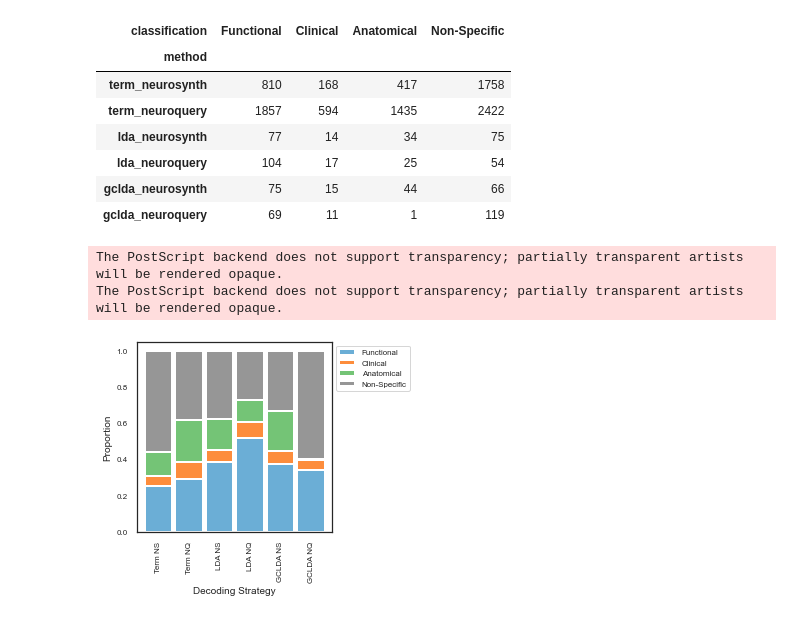
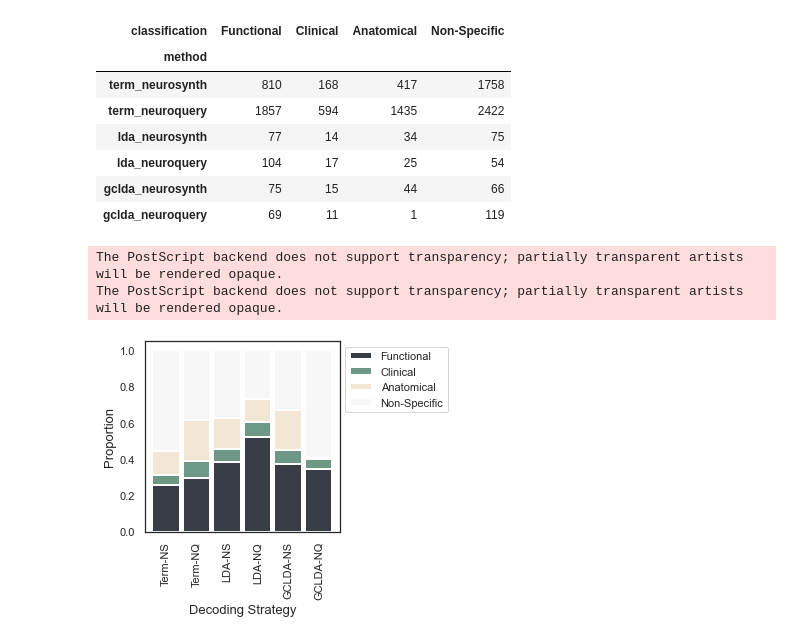
Before and after one commit to NBCLab/gradient-decoding, a Jupyter notebook: figures/term_classification.ipynb, the cells around one changed output. Saved outputs shown, nothing was run; the diff lists cells and outputs as text; code cells hidden in the pictures.

Commit message:
update plot

```diff
--- a/figures/term_classification.ipynb
+++ b/figures/term_classification.ipynb
@@ -91,10 +105,12 @@ cross_data_df
 | gclda_neurosynth | 75 | 15 | 44 | 66 |
 | gclda_neuroquery | 69 | 11 | 1 | 119 |
 # %%
-fontsize = 8
+fontsize = 11
 my_cmap = plt.get_cmap("tab20c")
 idxes = [1, 5, 9, 17]
-colors = [my_cmap.colors[idx] for idx in idxes]
+# colors = [my_cmap.colors[idx] for idx in idxes]
+
+colors = ["#393E46", '#6D9886', '#F2E7D5', '#F7F7F7']
 
 fig, ax = plt.subplots(1, 1)
 fig.set_size_inches(3.5, 3.5)
@@ -109,7 +125,7 @@ cross_data_prop_df.plot(
     ax=ax,
 )
 
-ax.set_xticklabels(["Term NS", "Term NQ", "LDA NS", "LDA NQ", "GCLDA NS", "GCLDA NQ"], fontsize=fontsize)
+ax.set_xticklabels(["Term-NS", "Term-NQ", "LDA-NS", "LDA-NQ", "GCLDA-NS", "GCLDA-NQ"], fontsize=fontsize)
 
 ax.legend(
     loc="upper left",
@@ -123,32 +139,32 @@ ax.set_xlabel("Decoding Strategy", fontsize=fontsize+2)
 ax.set_ylabel("Proportion", fontsize=fontsize+2)
 
 """
 for n, x in enumerate([*cross_data_df.index.values]):
     for (proportion, count, y_loc) in zip(cross_data_prop_df.loc[x],
                                           cross_data_df.loc[x],
                                           cross_data_prop_df.loc[x].cumsum()):
 
         plt.text(
             x=n - 0.17,
             y=(y_loc - proportion) + (proportion / 2),
             s=f'{count}',
             color="black",
             fontsize=12,
             fontweight="bold"
         )
         plt.text(
             x=n - 0.2,
             y=(y_loc - proportion) + (proportion / 2) - 0.04,
             s=f'({int(np.round(proportion * 100))}%)',
             color="black",
             fontsize=12,
             fontweight="bold"
         )
 """
 plt.savefig(op.join("./Fig", "classification", "class_prop_barh.eps"), bbox_inches="tight")
-plt.savefig(op.join("./Fig", "Fig-08.eps"), bbox_inches="tight")
+plt.savefig(op.join("./Fig", "Fig-09.eps"), bbox_inches="tight")
 plt.show()
 # %% [output]
 The PostScript backend does not support transparency; partially transparent artists will be rendered opaque.
 The PostScript backend does not support transparency; partially transparent artists will be rendered opaque.
-[figure, old version]
+[figure, new version]
```
Also changed, not shown: parts of 1 cell of this notebook.
